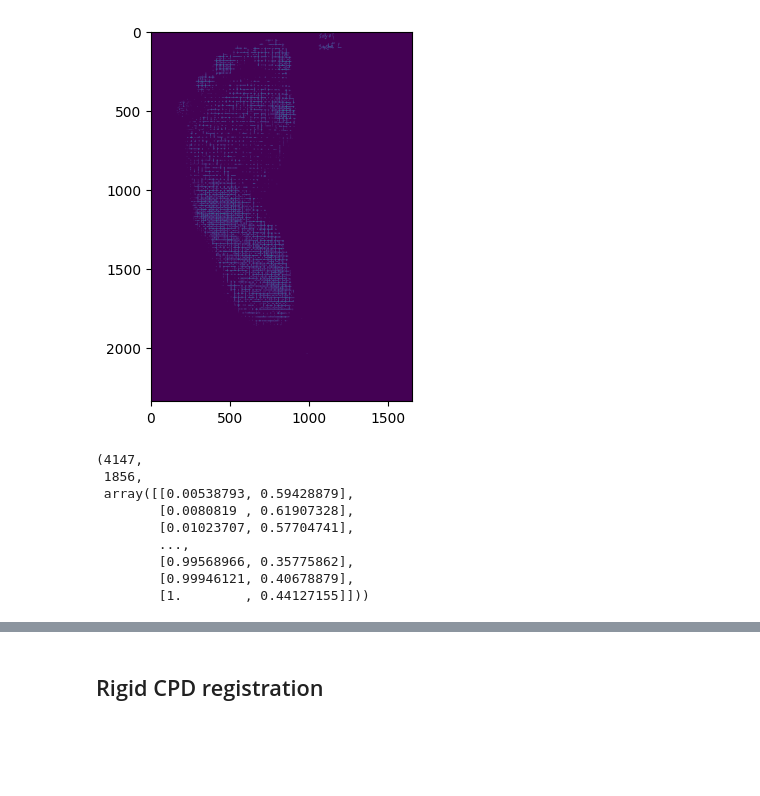
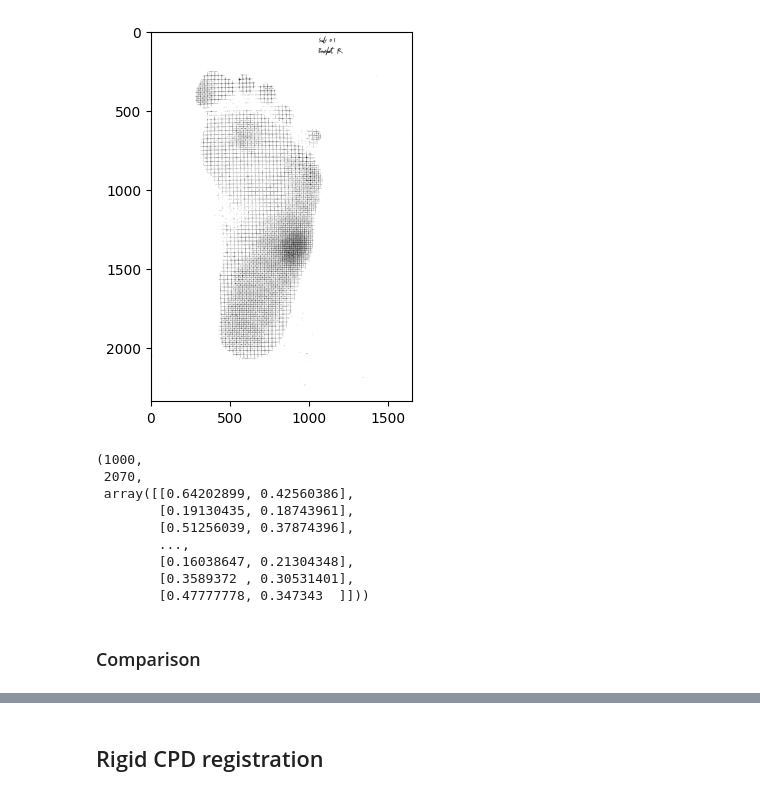
Before and after one commit to liu-qilong/footprint-to-pressure-unified, a Jupyter notebook: notebook/prototype/pedar-footprint-regist.ipynb, the cells around one changed output, grey strips where cells are left out. Drawn from its saved outputs; the diff is of its cells as text; code cells hidden in the pictures; blank space fills up the shorter version.

```diff
--- a/notebook/prototype/pedar-footprint-regist.ipynb
+++ b/notebook/prototype/pedar-footprint-regist.ipynb
@@ -1,3 +1,5 @@
 # %%
 import sys
 sys.path.append('../..')
+# %%
+img_path = '/Users/knpob/Territory/Kolmo/data/footprint-to-pressure/footprint/S1-R.jpg'
@@ -38,5 +76,0 @@ len(points_template), template_bound, points_template
-# %%
-img_path = '/Users/knpob/Territory/Kolmo/data/footprint-to-pressure/footprint/S1-L.jpg'
-img = plt.imread(img_path)
-plt.imshow(img)
-plt.show()
@@ -44,0 +77,4 @@ plt.show()
+# %%
+img = Image.open(img_path)
+plt.imshow(img)
+plt.show()
@@ -45,23 +83,27 @@ plt.show()
 # %%
-arr_img = np.array(img)
-filter_thread = 50
+arr_img = np.array(img).astype(np.float64)
+filter_thread = 200
 filter_map = (np.mean(arr_img, axis=-1) < filter_thread) * 1.0
-plt.imshow(filter_map)
+plt.imshow(1 - filter_map, cmap='gray')
 plt.show()
 # %% [output]
-[figure, old version]
+[figure, new version]
 # %%
-points_footprint = np.stack(np.where(filter_map > 0)).T[::10]
+points_footprint_full = np.stack(np.where(filter_map > 0)).T
+index = np.random.randint(len(points_footprint_full), size=(1000,))
+points_footprint = points_footprint_full[index]
 footprint_bound = points_footprint.max()
 points_footprint = points_footprint / footprint_bound
 len(points_footprint), footprint_bound, points_footprint
 # %% [output]
-(4147,
- 1856,
- array([[0.00538793, 0.59428879],
-        [0.0080819 , 0.61907328],
-        [0.01023707, 0.57704741],
+(1000,
+ 2070,
+ array([[0.64202899, 0.42560386],
+        [0.19130435, 0.18743961],
+        [0.51256039, 0.37874396],
         ...,
-        [0.99568966, 0.35775862],
-        [0.99946121, 0.40678879],
-        [1.        , 0.44127155]]))
+        [0.16038647, 0.21304348],
+        [0.3589372 , 0.30531401],
+        [0.47777778, 0.347343  ]]))
+# %% [markdown]
+### Comparison
```
Also changed, not shown: parts of 26 cells of this notebook, 7 other files.
